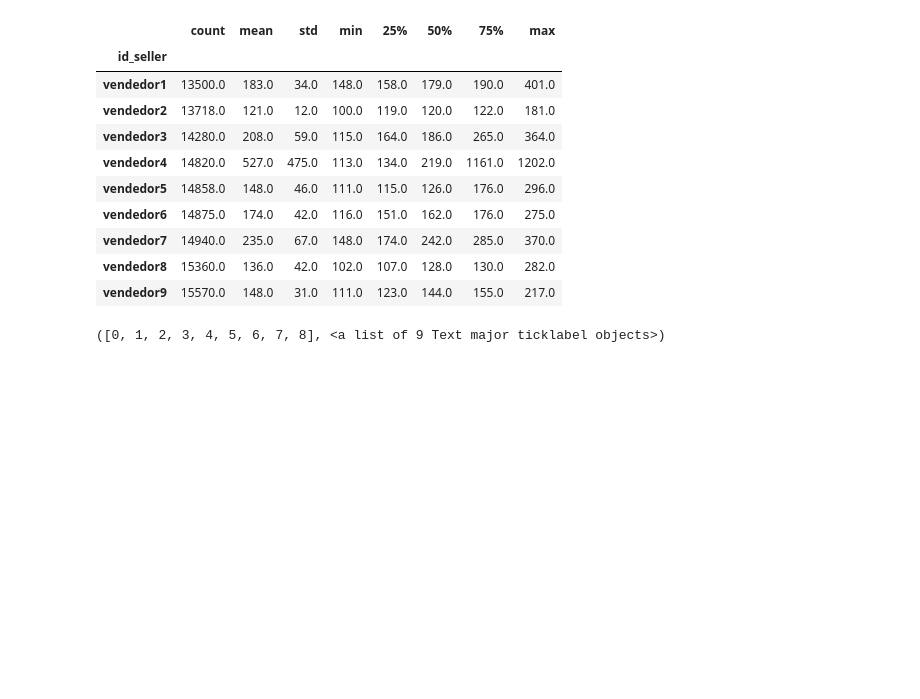
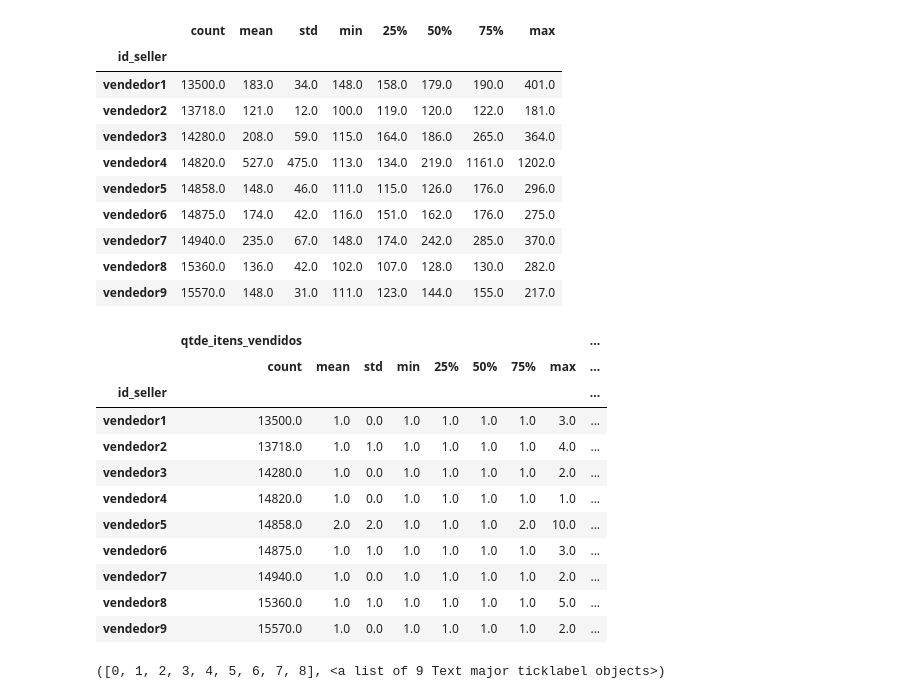
Before and after one commit to aime-n/anomaly-detection-arima, a Jupyter notebook: Aime_ConsultoriaEstatistica.ipynb, the cells around one changed output. Saved outputs shown, nothing was run; the diff lists cells and outputs as text; code cells hidden in the pictures; blank space fills up the shorter version.

```diff
--- a/Aime_ConsultoriaEstatistica.ipynb
+++ b/Aime_ConsultoriaEstatistica.ipynb
@@ -216,6 +237,21 @@ round(df.groupby('id_seller')['preco_venda_item'].describe())
 | vendedor7 | 14940.0 | 235.0 | 67.0 | 148.0 | 174.0 | 242.0 | 285.0 | 370.0 |
 | vendedor8 | 15360.0 | 136.0 | 42.0 | 102.0 | 107.0 | 128.0 | 130.0 | 282.0 |
 | vendedor9 | 15570.0 | 148.0 | 31.0 | 111.0 | 123.0 | 144.0 | 155.0 | 217.0 |
+# %%
+round(df.groupby('id_seller').describe())
+# %% [output]
+|  | qtde_itens_vendidos |  |  |  |  |  |  |  | ... |
+|  | count | mean | std | min | 25% | 50% | 75% | max | ... |
+| id_seller |  |  |  |  |  |  |  |  | ... |
+| vendedor1 | 13500.0 | 1.0 | 0.0 | 1.0 | 1.0 | 1.0 | 1.0 | 3.0 | ... |
+| vendedor2 | 13718.0 | 1.0 | 1.0 | 1.0 | 1.0 | 1.0 | 1.0 | 4.0 | ... |
+| vendedor3 | 14280.0 | 1.0 | 0.0 | 1.0 | 1.0 | 1.0 | 1.0 | 2.0 | ... |
+| vendedor4 | 14820.0 | 1.0 | 0.0 | 1.0 | 1.0 | 1.0 | 1.0 | 1.0 | ... |
+| vendedor5 | 14858.0 | 2.0 | 2.0 | 1.0 | 1.0 | 1.0 | 2.0 | 10.0 | ... |
+| vendedor6 | 14875.0 | 1.0 | 1.0 | 1.0 | 1.0 | 1.0 | 1.0 | 3.0 | ... |
+| vendedor7 | 14940.0 | 1.0 | 0.0 | 1.0 | 1.0 | 1.0 | 1.0 | 2.0 | ... |
+| vendedor8 | 15360.0 | 1.0 | 1.0 | 1.0 | 1.0 | 1.0 | 1.0 | 5.0 | ... |
+| vendedor9 | 15570.0 | 1.0 | 0.0 | 1.0 | 1.0 | 1.0 | 1.0 | 2.0 | ... |
 # %%
 sns.histplot(df['id_seller'])
 plt.title('Histograma de vendedores por quantidade de vendas')
```
Also changed, not shown: parts of 7 cells of this notebook.
